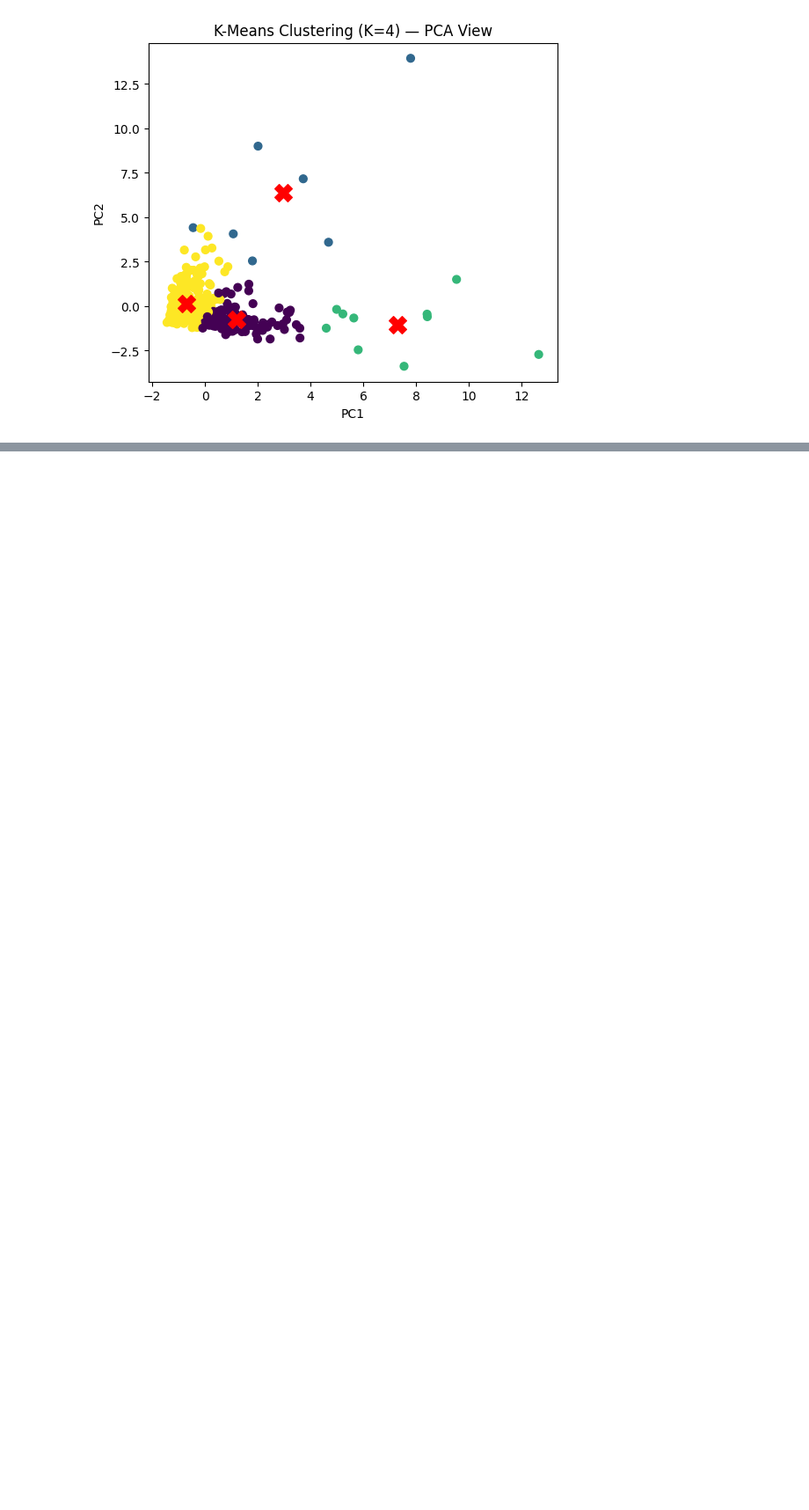
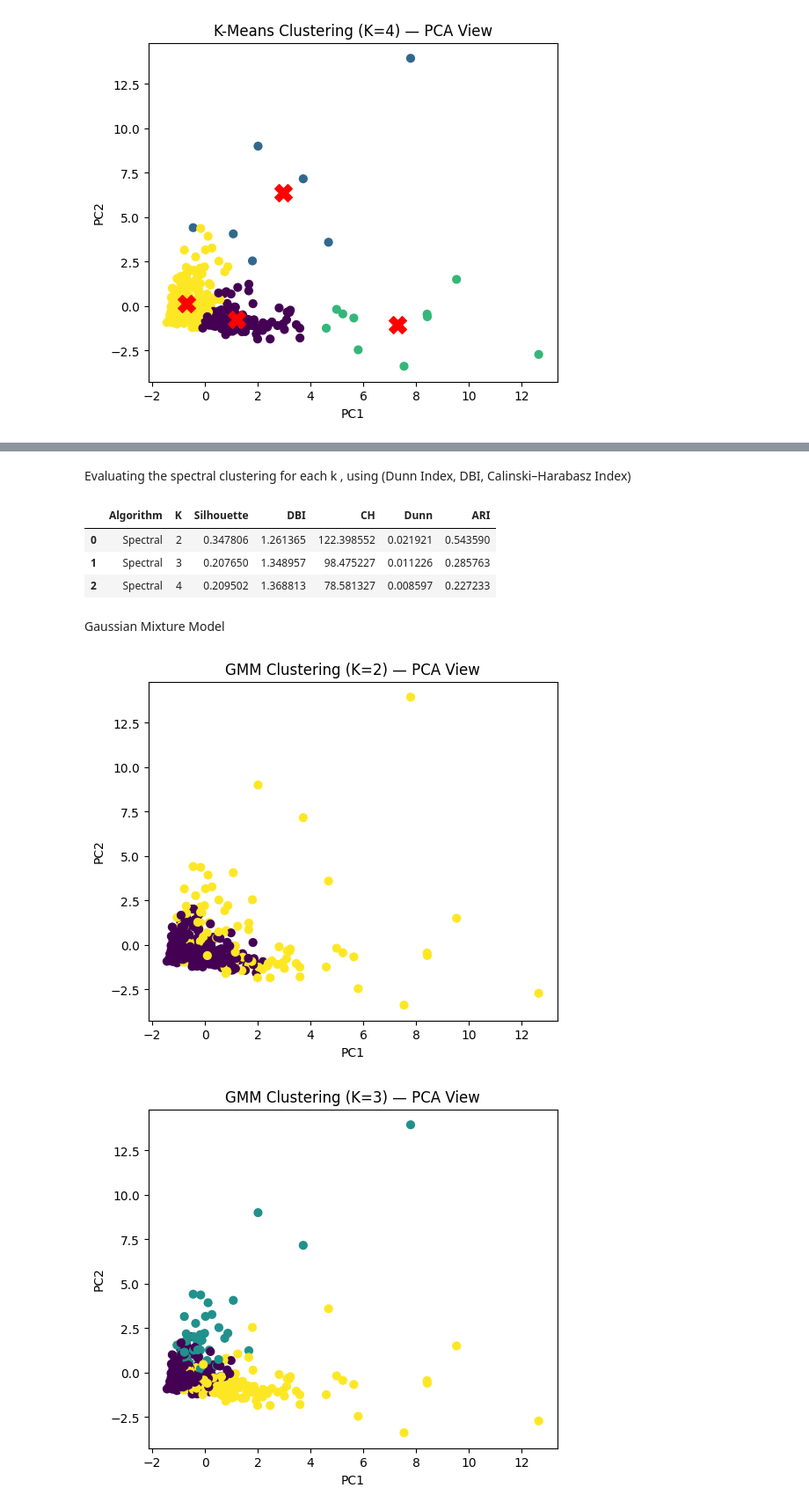
Before and after one commit to gannahisham/aml-clustering-project, a Jupyter notebook: AML1.ipynb, the cells around one changed output, grey strips where cells are left out. Shown at 88% size. Drawn from its saved outputs; the diff is of its cells as text; code cells hidden in the pictures; blank space fills up the shorter version.

```diff
--- a/AML1.ipynb
+++ b/AML1.ipynb
@@ -699,0 +742,2 @@ results_df
+# %% [markdown]
+Evaluating the spectral clustering for each k , using (Dunn Index, DBI, Calinski–Harabasz Index)
@@ -699,0 +771,33 @@ results_df
+# %%
+results_dfSC
+# %% [output]
+|  | Algorithm | K | Silhouette | DBI | CH | Dunn | ARI |
+| 0 | Spectral | 2 | 0.347806 | 1.261365 | 122.398552 | 0.021921 | 0.543590 |
+| 1 | Spectral | 3 | 0.207650 | 1.348957 | 98.475227 | 0.011226 | 0.285763 |
+| 2 | Spectral | 4 | 0.209502 | 1.368813 | 78.581327 | 0.008597 | 0.227233 |
+# %% [markdown]
+Gaussian Mixture Model
+# %%
+from sklearn.mixture import GaussianMixture
+for k in k_values:
+    gmm = GaussianMixture(n_components=k, random_state=42)
+
+    gmm.fit(X_scaled)
+    labels_gmm = gmm.predict(X_scaled)
+
+    plt.figure(figsize=(6, 5))
+    plt.scatter(
+        X_pca2[:, 0],
+        X_pca2[:, 1],
+        c=labels_gmm,
+        cmap='viridis',
+        s=40
+    )
+
+    plt.title(f"GMM Clustering (K={k}) — PCA View")
+    plt.xlabel("PC1")
+    plt.ylabel("PC2")
+    plt.show()
+# %% [output]
+[figure, added]
+[figure, added]
```
Also changed, not shown: parts of 14 cells of this notebook.
